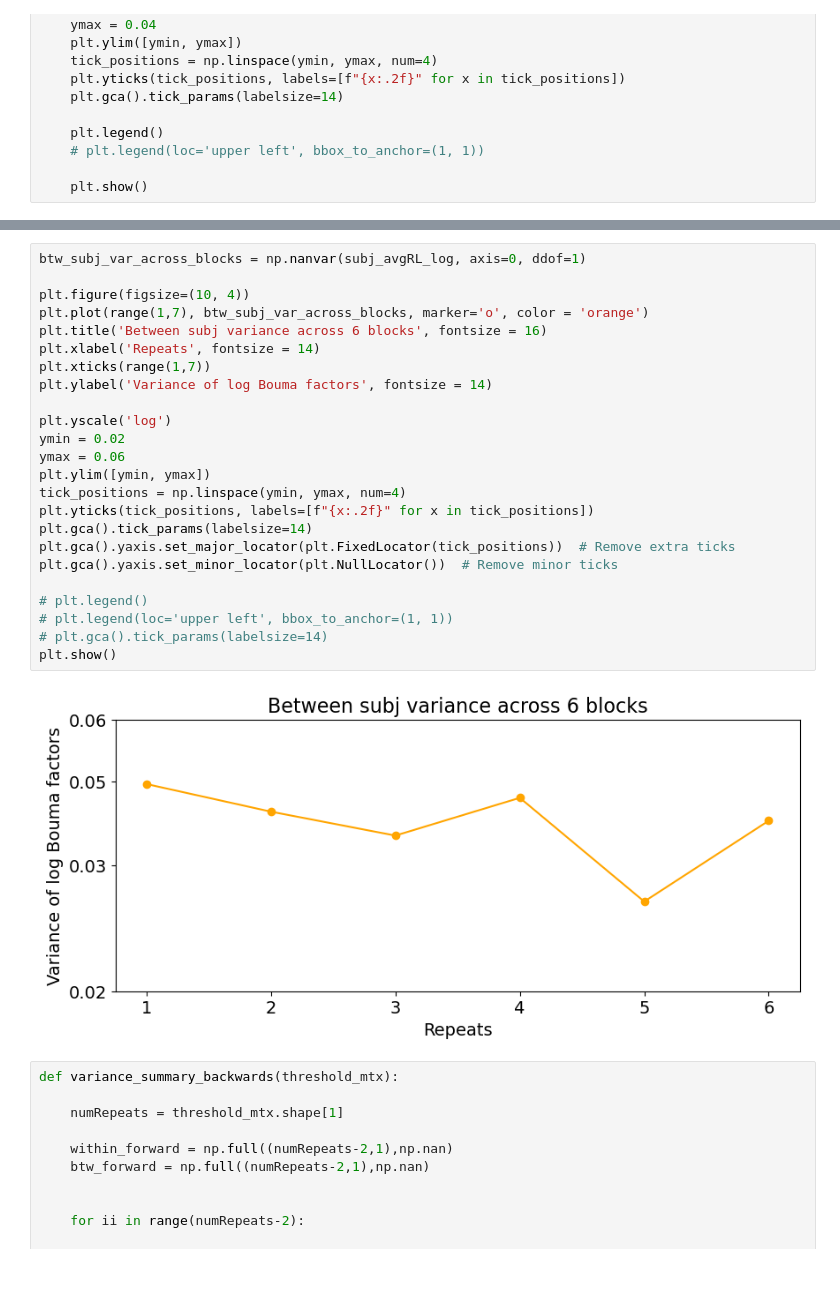
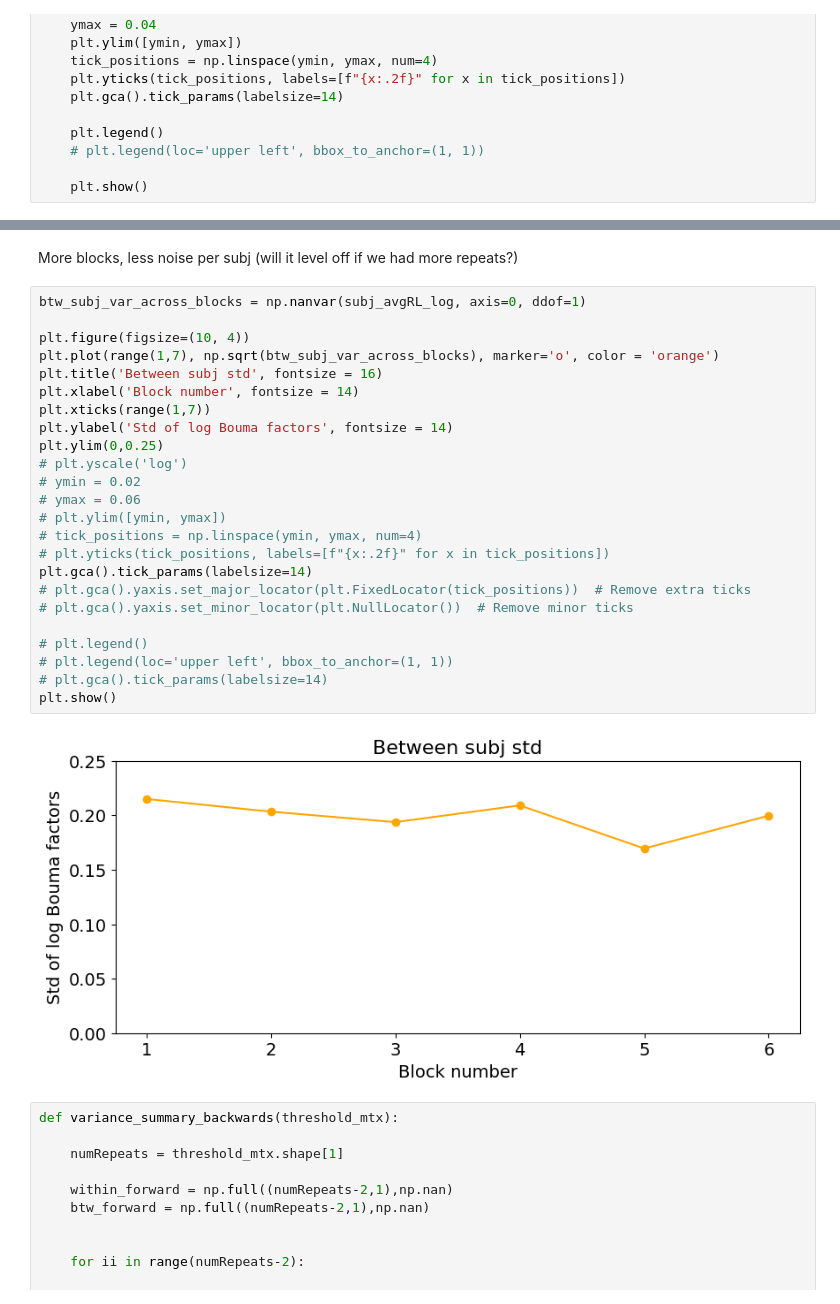
Before and after one commit to fh986/crowding-individual-difference, a Jupyter notebook: Variance_Crowding.ipynb, the cells around one changed output, grey strips where cells are left out. Saved outputs shown, nothing was run; the diff lists cells and outputs as text; blank space fills up the shorter version.

```diff
--- a/Variance_Crowding.ipynb
+++ b/Variance_Crowding.ipynb
@@ -429,29 +440,31 @@ variance_summary_forward(subj_avgRL_log)
+# %% [markdown]
+More blocks, less noise per subj (will it level off if we had more repeats?)
 # %%
 btw_subj_var_across_blocks = np.nanvar(subj_avgRL_log, axis=0, ddof=1)
 
 plt.figure(figsize=(10, 4))
-plt.plot(range(1,7), btw_subj_var_across_blocks, marker='o', color = 'orange')
-plt.title('Between subj variance across 6 blocks', fontsize = 16)
-plt.xlabel('Repeats', fontsize = 14)
+plt.plot(range(1,7), np.sqrt(btw_subj_var_across_blocks), marker='o', color = 'orange')
+plt.title('Between subj std', fontsize = 16)
+plt.xlabel('Block number', fontsize = 14)
 plt.xticks(range(1,7))
-plt.ylabel('Variance of log Bouma factors', fontsize = 14)
-
-plt.yscale('log')
-ymin = 0.02
-ymax = 0.06
-plt.ylim([ymin, ymax])
-tick_positions = np.linspace(ymin, ymax, num=4)
-plt.yticks(tick_positions, labels=[f"{x:.2f}" for x in tick_positions])
+plt.ylabel('Std of log Bouma factors', fontsize = 14)
+plt.ylim(0,0.25)
+# plt.yscale('log')
+# ymin = 0.02
+# ymax = 0.06
+# plt.ylim([ymin, ymax])
+# tick_positions = np.linspace(ymin, ymax, num=4)
+# plt.yticks(tick_positions, labels=[f"{x:.2f}" for x in tick_positions])
 plt.gca().tick_params(labelsize=14)
-plt.gca().yaxis.set_major_locator(plt.FixedLocator(tick_positions))  # Remove extra ticks
-plt.gca().yaxis.set_minor_locator(plt.NullLocator())  # Remove minor ticks
+# plt.gca().yaxis.set_major_locator(plt.FixedLocator(tick_positions))  # Remove extra ticks
+# plt.gca().yaxis.set_minor_locator(plt.NullLocator())  # Remove minor ticks
 
 # plt.legend()
 # plt.legend(loc='upper left', bbox_to_anchor=(1, 1))
 # plt.gca().tick_params(labelsize=14)
 plt.show()
 # %% [output]
-[figure, old version]
+[figure, new version]
 # %%
 def variance_summary_backwards(threshold_mtx):
 
```
Also changed, not shown: parts of 8 cells of this notebook, 1 other file.
